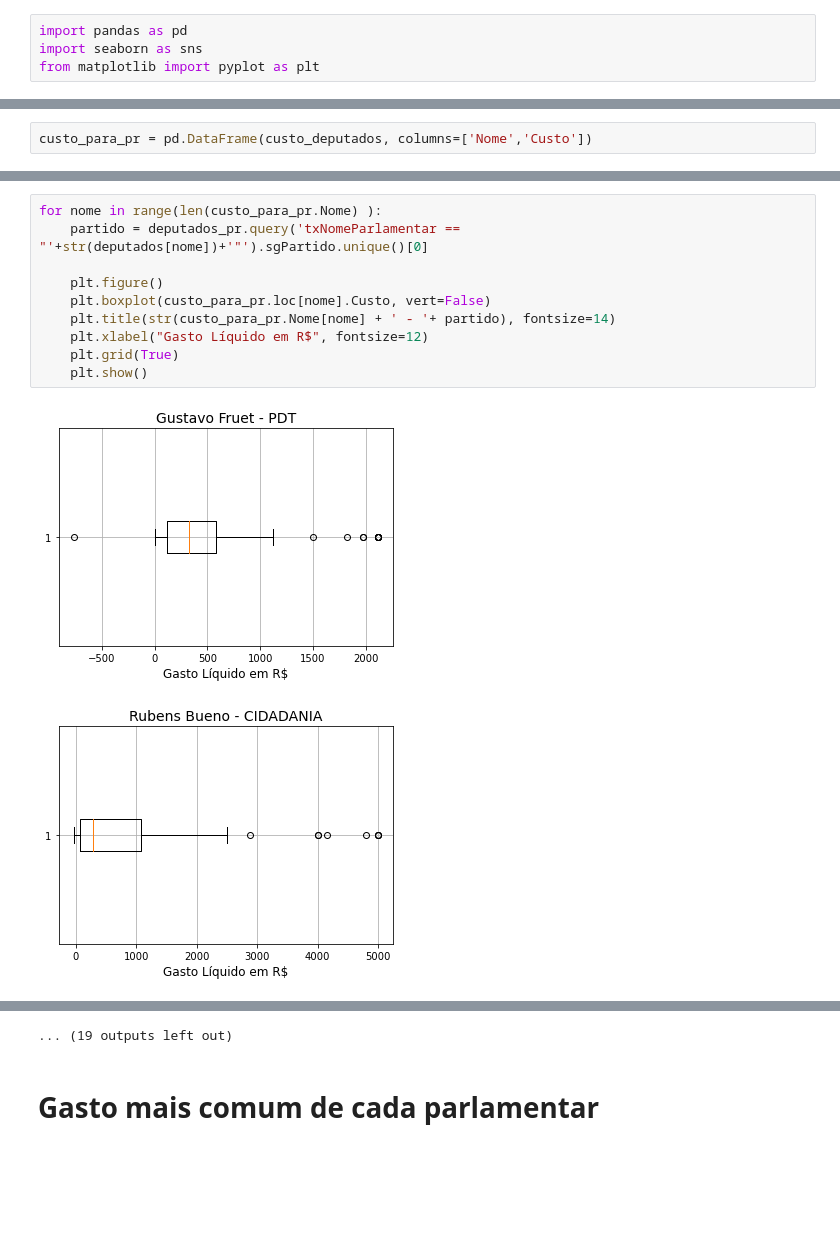
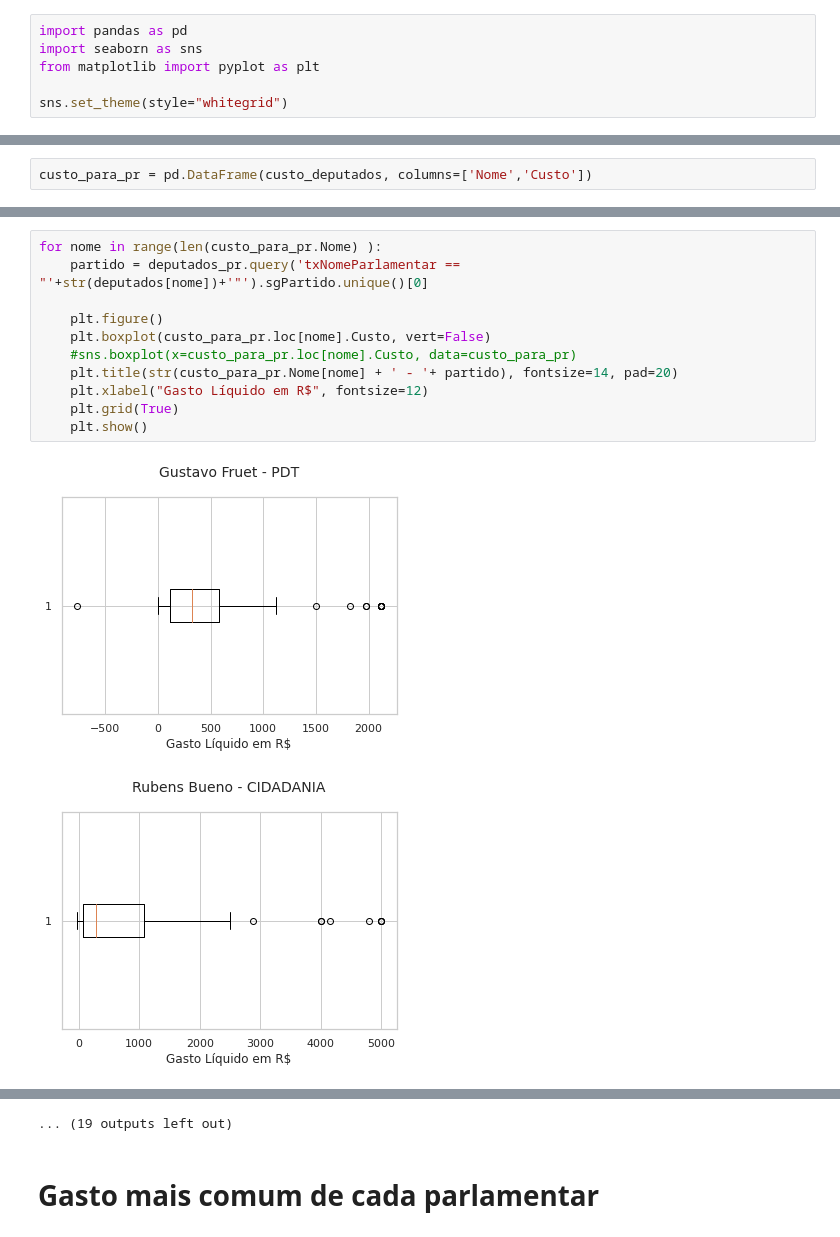
Before and after one commit to ConradBitt/Analise_gasto_parlamentar, a Jupyter notebook: Análise do Custo de Deputados Federais do Paraná.ipynb, the cells around one changed output, grey strips where cells are left out. Cells and saved outputs as stored; diff of their text form; blank space fills up the shorter version.

```diff
--- a/Análise do Custo de Deputados Federais do Paraná.ipynb
+++ b/Análise do Custo de Deputados Federais do Paraná.ipynb
@@ -2,6 +2,8 @@
 import pandas as pd
 import seaborn as sns
 from matplotlib import pyplot as plt
+
+sns.set_theme(style="whitegrid")
 # %% [markdown]
 # Dados
 
@@ -90,13 +96,14 @@ Aqui vou apresentar o gasto líquido de cada deputado, numa representação cham
 # %%
 for nome in range(len(custo_para_pr.Nome) ):
     partido = deputados_pr.query('txNomeParlamentar == "'+str(deputados[nome])+'"').sgPartido.unique()[0]
 
     plt.figure()
     plt.boxplot(custo_para_pr.loc[nome].Custo, vert=False)
-    plt.title(str(custo_para_pr.Nome[nome] + ' - '+ partido), fontsize=14)
+    #sns.boxplot(x=custo_para_pr.loc[nome].Custo, data=custo_para_pr)
+    plt.title(str(custo_para_pr.Nome[nome] + ' - '+ partido), fontsize=14, pad=20)
     plt.xlabel("Gasto Líquido em R$", fontsize=12)
     plt.grid(True)
     plt.show()
 # %% [output]
-[figure, old version]
+[figure, new version]
-[figure, old version]
+[figure, new version]
```
Also changed, not shown: parts of 5 cells of this notebook.
